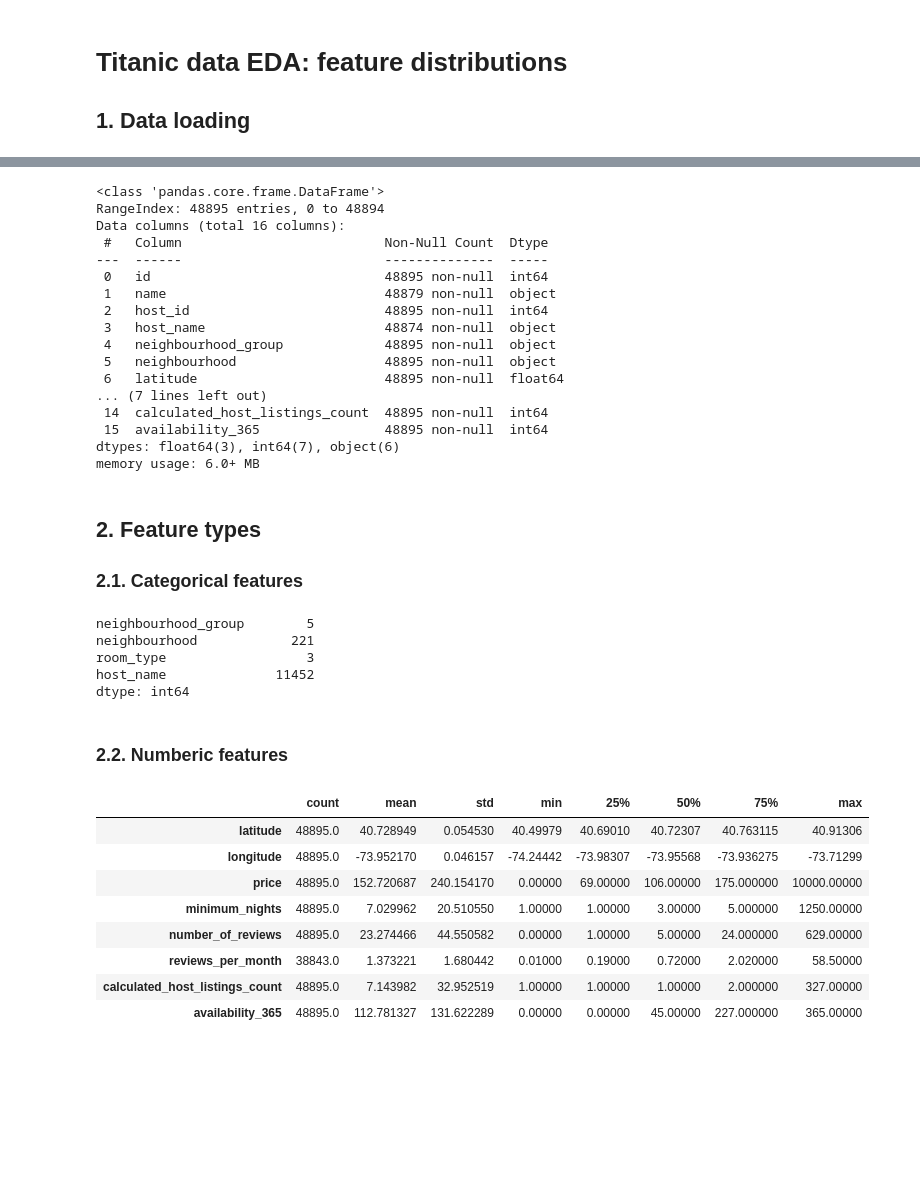
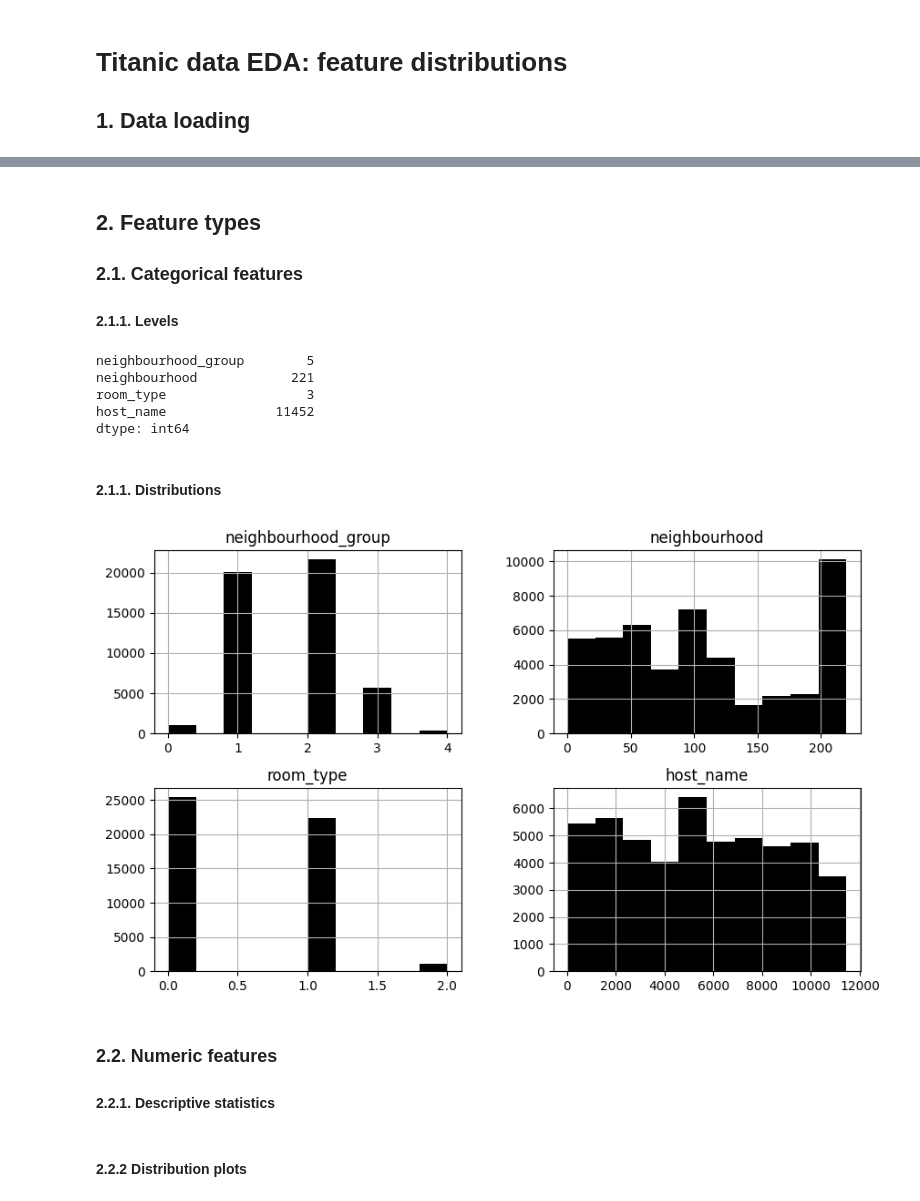
Before and after one commit to gperdrizet/gperdrizet-data-preprocessing-project-tutorial, a Jupyter notebook: gperdrizet_distributions.ipynb, the cells around one changed output, grey strips where cells are left out. Cells and saved outputs as stored; diff of their text form; code cells hidden in the pictures; blank space fills up the shorter version.

Commit message:
Added categorical features.

```diff
--- a/gperdrizet_distributions.ipynb
+++ b/gperdrizet_distributions.ipynb
@@ -14,30 +19,12 @@ data_df.head()
 | 2 | 3647 | THE VILLAGE OF HARLEM....NEW YORK ! | 4632 | Elisabeth | Manhattan | Harlem | 40.80902 | -73.94190 | ... |
 | 3 | 3831 | Cozy Entire Floor of Brownstone | 4869 | LisaRoxanne | Brooklyn | Clinton Hill | 40.68514 | -73.95976 | ... |
 | 4 | 5022 | Entire Apt: Spacious Studio/Loft ... | 7192 | Laura | Manhattan | East Harlem | 40.79851 | -73.94399 | ... |
-# %%
-data_df.info()
-# %% [output]
-<class 'pandas.core.frame.DataFrame'>
-RangeIndex: 48895 entries, 0 to 48894
-Data columns (total 16 columns):
- #   Column                          Non-Null Count  Dtype
----  ------                          --------------  -----
- 0   id                              48895 non-null  int64
- 1   name                            48879 non-null  object
- 2   host_id                         48895 non-null  int64
- 3   host_name                       48874 non-null  object
- 4   neighbourhood_group             48895 non-null  object
- 5   neighbourhood                   48895 non-null  object
- 6   latitude                        48895 non-null  float64
-... (7 lines left out)
- 14  calculated_host_listings_count  48895 non-null  int64
- 15  availability_365                48895 non-null  int64
-dtypes: float64(3), int64(7), object(6)
-memory usage: 6.0+ MB
 # %% [markdown]
 ## 2. Feature types
 
 ### 2.1. Categorical features
+
+#### 2.1.1. Levels
 # %%
 categorical_features=['neighbourhood_group','neighbourhood','room_type','host_name']
 data_df[categorical_features].nunique()
@@ -47,19 +34,29 @@ neighbourhood            221
 room_type                  3
 host_name              11452
 dtype: int64
+# %% [markdown]
+#### 2.1.1. Distributions
+# %%
+feature_encoders={}
+
+for feature in categorical_features:
+    encoder=LabelEncoder()
+    data_df[feature]=encoder.fit_transform(data_df[feature])
+    feature_encoders[feature]=encoder
+
+
+data_df[categorical_features].hist(figsize=[10,6], color='black')
+plt.tight_layout
+plt.show()
+# %% [output]
+[figure, added]
 # %% [markdown]
-### 2.2. Numberic features
+### 2.2. Numeric features
+
+#### 2.2.1. Descriptive statistics
 # %%
 numeric_features=['latitude','longitude','price','minimum_nights','number_of_reviews','last_review','reviews_per_month','calculated_host_listings_count','availability_365']
 
 data_df[numeric_features].describe().transpose()
-# %% [output]
-|  | count | mean | std | min | 25% | 50% | 75% | max |
-| latitude | 48895.0 | 40.728949 | 0.054530 | 40.49979 | 40.69010 | 40.72307 | 40.763115 | 40.91306 |
-| longitude | 48895.0 | -73.952170 | 0.046157 | -74.24442 | -73.98307 | -73.95568 | -73.936275 | -73.71299 |
-| price | 48895.0 | 152.720687 | 240.154170 | 0.00000 | 69.00000 | 106.00000 | 175.000000 | 10000.00000 |
-| minimum_nights | 48895.0 | 7.029962 | 20.510550 | 1.00000 | 1.00000 | 3.00000 | 5.000000 | 1250.00000 |
-| number_of_reviews | 48895.0 | 23.274466 | 44.550582 | 0.00000 | 1.00000 | 5.00000 | 24.000000 | 629.00000 |
-| reviews_per_month | 38843.0 | 1.373221 | 1.680442 | 0.01000 | 0.19000 | 0.72000 | 2.020000 | 58.50000 |
-| calculated_host_listings_count | 48895.0 | 7.143982 | 32.952519 | 1.00000 | 1.00000 | 1.00000 | 2.000000 | 327.00000 |
-| availability_365 | 48895.0 | 112.781327 | 131.622289 | 0.00000 | 0.00000 | 45.00000 | 227.000000 | 365.00000 |
+# %% [markdown]
+#### 2.2.2 Distribution plots
```
Also changed, not shown: parts of 4 cells of this notebook, 1 other file.
